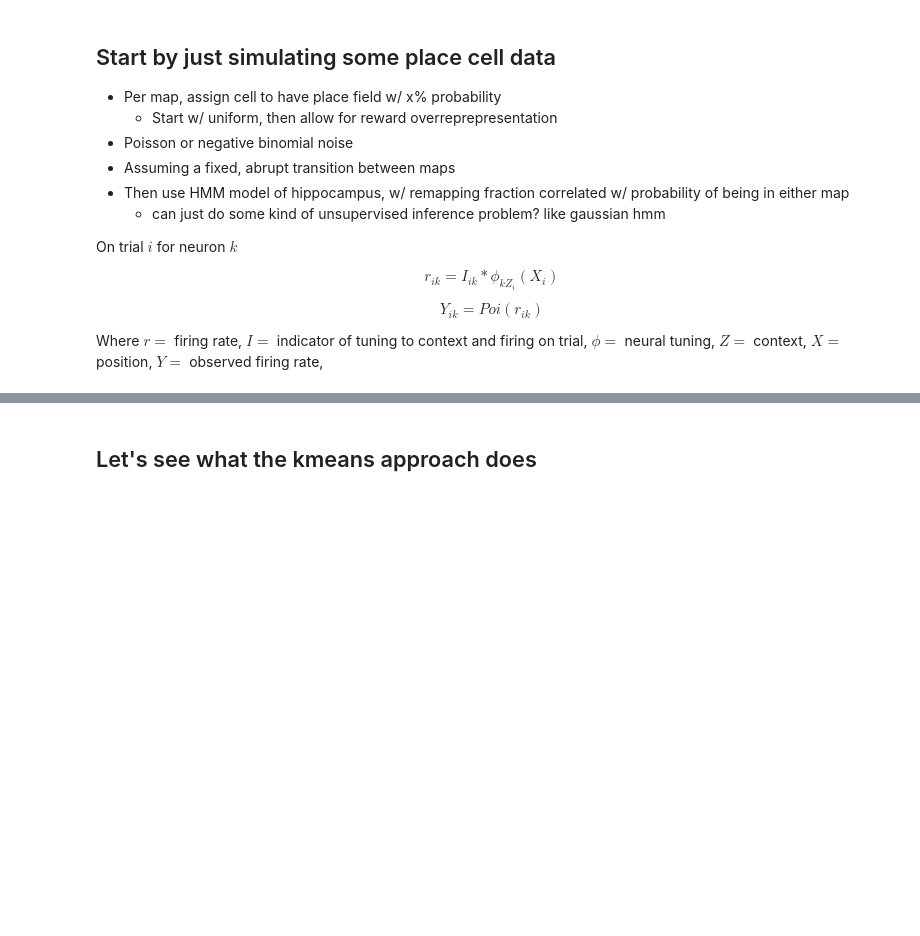
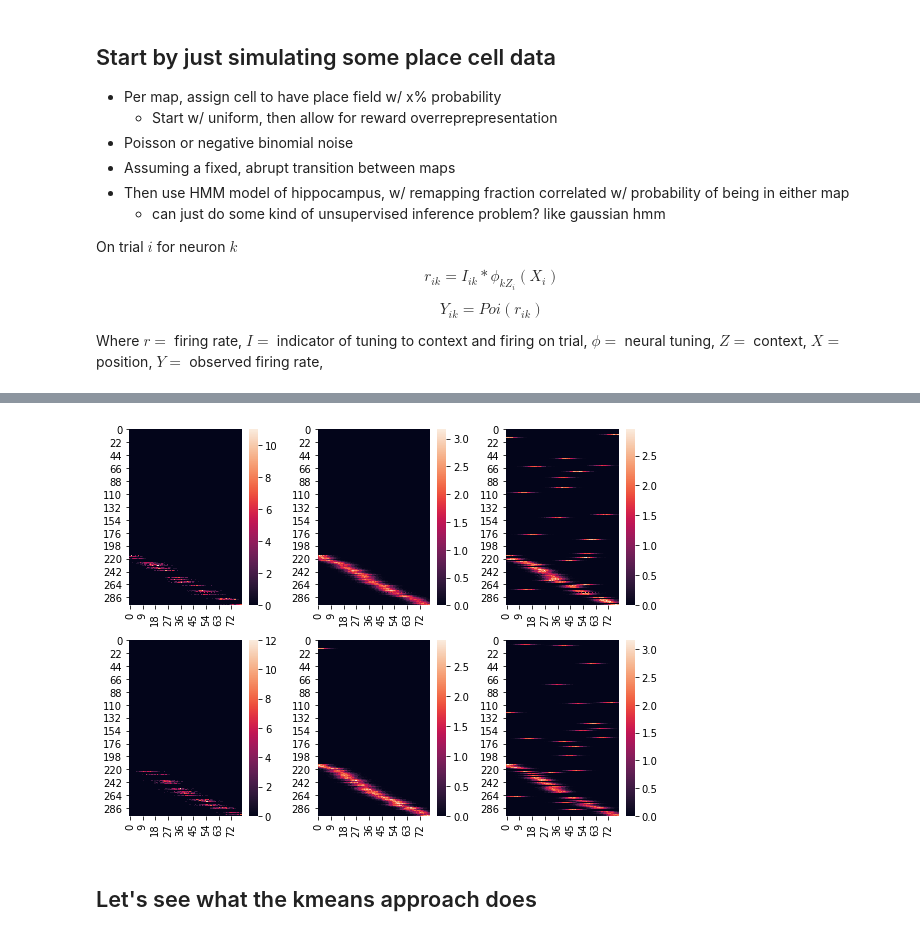
Before and after one commit to sternj98/remapping_detection, a Jupyter notebook: simulation.ipynb, the cells around one changed output, grey strips where cells are left out. Cells and saved outputs as stored; diff of their text form; code cells hidden in the pictures; blank space fills up the shorter version.

```diff
--- a/simulation.ipynb
+++ b/simulation.ipynb
@@ -80,2 +76,20 @@ fig.tight_layout()
+# %%
+# parameters
+n_trials = 120
+switch_trial = 70
+n_posBins = 80
+n_neurons = 300
+tau = .05
+gain = 5
+p_tuned = 0.3 # probability of having a place field in a context
+p_fire = 0.4 # probability of place field firing on a trial
+p_remap = 0.3 # probability of remapping
+
+# simulate
+results = simulate_abrupt_remap(n_trials , switch_trial , n_posBins , n_neurons , tau , gain , p_tuned , p_fire , p_remap , visualize = True)
+fields = ["Z" , "y" , "I","unremapped"]
+Z , y , I , unremapped = [results[field] for field in fields]
+# %% [output]
+[figure, added]
 # %% [markdown]
 ## Let's see what the kmeans approach does
```
Also changed, not shown: parts of 15 cells of this notebook.
